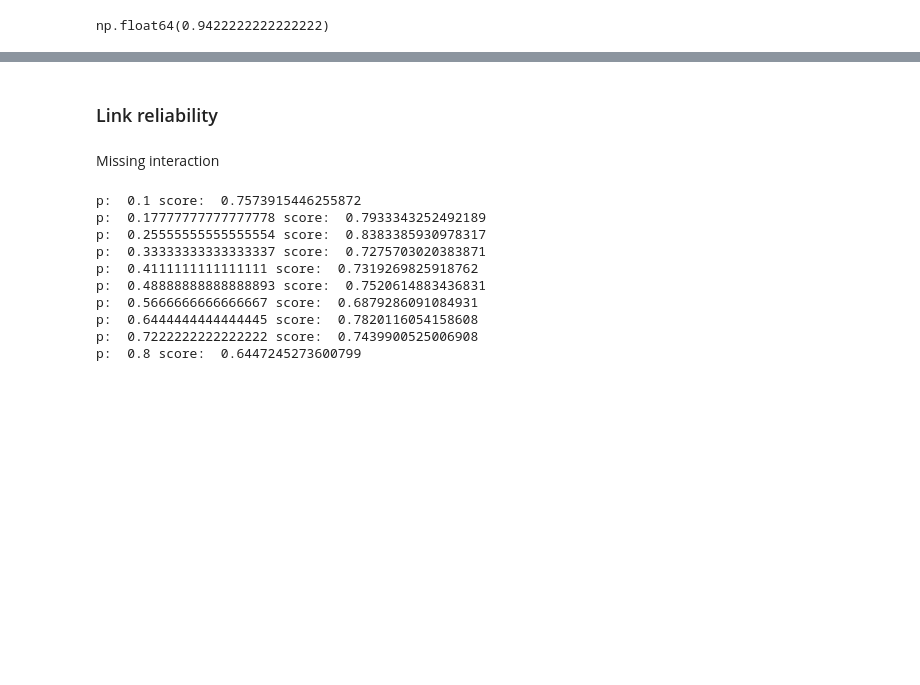
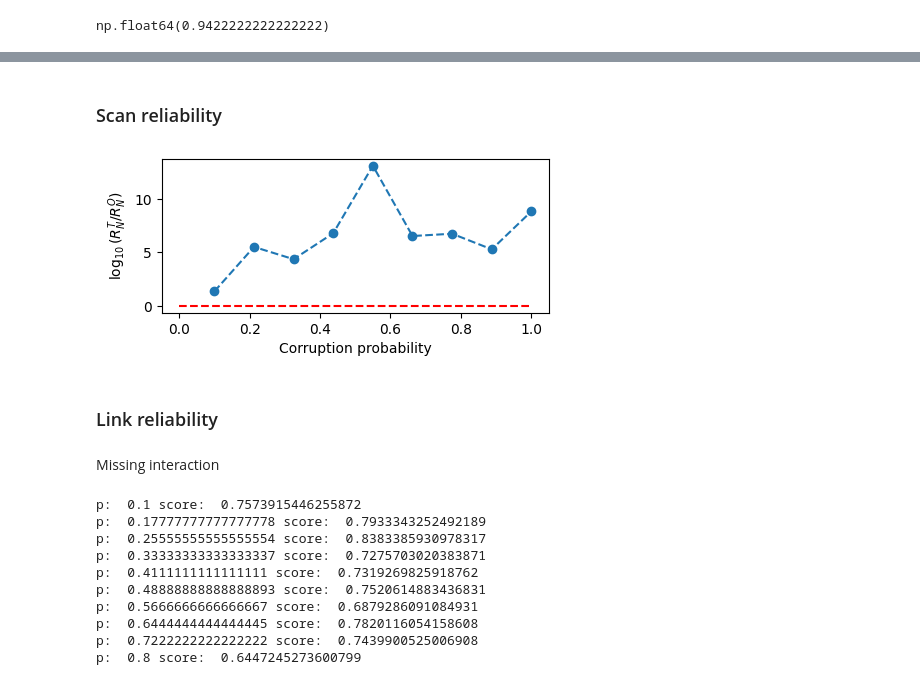
Before and after one commit to paololapo/NetworkReconstruction, a Jupyter notebook: MCMC.ipynb, the cells around one changed output, grey strips where cells are left out. Saved outputs shown, nothing was run; the diff lists cells and outputs as text; code cells hidden in the pictures; blank space fills up the shorter version.

```diff
--- a/MCMC.ipynb
+++ b/MCMC.ipynb
@@ -630,3 +692,10 @@ np.float64(0.9822222222222222)
+# %%
+G = nx.karate_club_graph().to_undirected()
+A = nx.adjacency_matrix(G).todense()
+A = (A > 0).astype(int)
+N = A.shape[0]
+
+A_obs = corruptAdjacencyMatrix(A, p=0.5, mode='both')
 # %%
 # Initialize the current adjacency matrix
 A_cur = A_obs.copy()
@@ -717,3 +772,39 @@ np.longdouble('2.9431138898494523337e-19')
+# %% [markdown]
+### Scan reliability
+# %%
+G = nx.karate_club_graph().to_undirected()
+A = nx.adjacency_matrix(G).todense()
+A = (A > 0).astype(int)
+N = A.shape[0]
+
+p_list = np.linspace(0.1, 1, 9)
+R_N_true = []
+R_N_obs = []
+
+for i in tqdm(range(len(p_list))):
+  p = p_list[i]
+
+  A_obs = corruptAdjacencyMatrix(A, p=p, mode='both')
+
+  # True network reliability
+  partitions_set, hamiltionian_list = generatePartitionsSet(A, n_samples=1e4, delay=20, transient=500, n_cores=-1, return_H=True)
+  R_N = getNetworkReliability(A, A_obs, partitions_set, hamiltionian_list)
+  R_N_true.append(R_N)
+
+  # Observed network reliability
+  partitions_set, hamiltionian_list = generatePartitionsSet(A_obs, n_samples=1e4, delay=20, transient=500, n_cores=-1, return_H=True)
+  R_N_observed = getNetworkReliability(A_obs, A_obs, partitions_set, hamiltionian_list)
+  R_N_obs.append(R_N_observed)
+# %%
+score = np.log10(np.array(R_N_true)/np.array(R_N_obs))
+
+plt.figure(figsize=(5, 2))
+plt.plot(p_list, score, 'o--')
+plt.hlines(0, 0, 1, color='red', linestyle='--')
+plt.xlabel("Corruption probability")
+plt.ylabel(r"$\log_{10}(R_N^T / R_N^O)$");
+# %% [output]
+[figure, added]
 # %% [markdown]
 ### Link reliability
 # %% [markdown]
```
Also changed, not shown: parts of 12 cells of this notebook.
